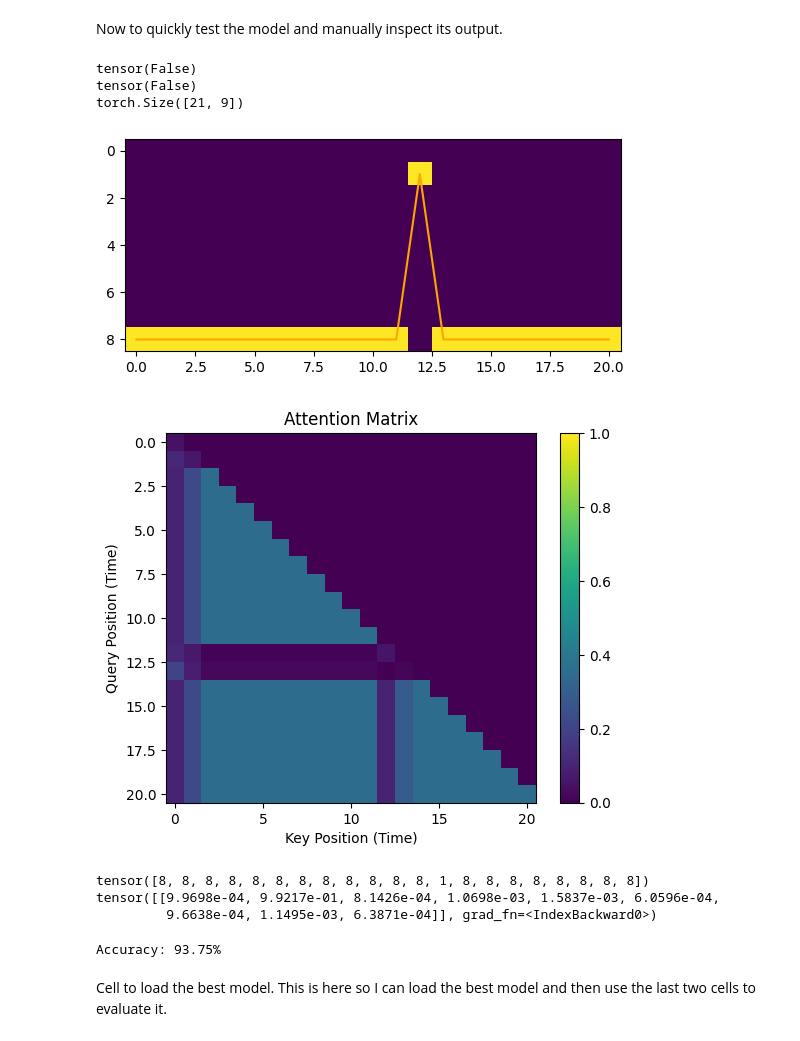
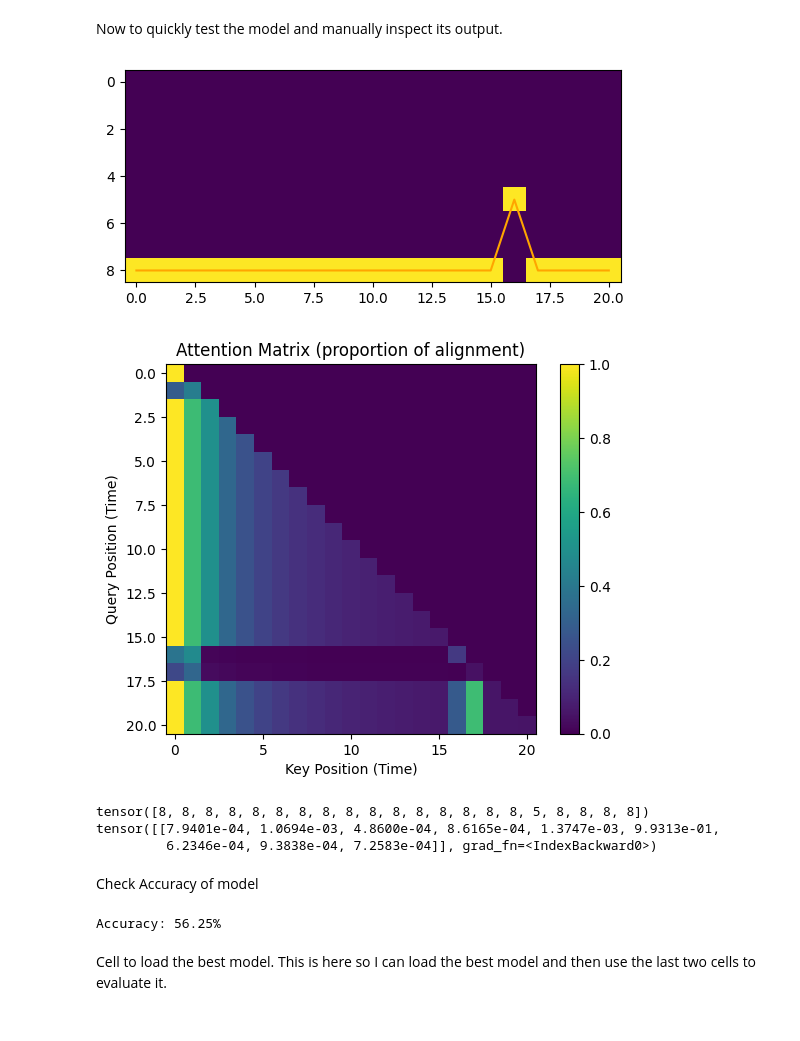
Before and after one commit to IanPTan/MoPeA, a Jupyter notebook: src/odr_test.ipynb, the cells around one changed output. Cells and saved outputs as stored; diff of their text form; code cells hidden in the pictures.

```diff
--- a/src/odr_test.ipynb
+++ b/src/odr_test.ipynb
@@ -169,7 +169,7 @@ Now to quickly test the model and manually inspect its output.
 EXAMPLE_INDEX = -1
 # %%
 EXAMPLE_INDEX += 1
-#EXAMPLE_INDEX = 0
+#EXAMPLE_INDEX = 38
 
 x, labels = dataset[EXAMPLE_INDEX]
 x = x.unsqueeze(0)
@@ -181,47 +181,44 @@ y, _, _, _, _, q, k, v = model(x)
 q_sample = q[0].detach()[0]
 k_sample = k[0].detach()[0]
 q_mag = pt.norm(q_sample, dim=-1, keepdim=True)
 k_mag = pt.norm(k_sample, dim=-1, keepdim=True)
 q_normalized = q_sample / (q_mag + 1e-8)
 k_normalized = k_sample / (k_mag + 1e-8)
-print((q_normalized.norm(dim=-1, keepdim=True) == 1).all())
-print((k_normalized.norm(dim=-1, keepdim=True) == 1).all())
 d_k = q_sample.shape[-1]
 
-print(x[0].shape)
 #scores = pt.matmul(q_sample, k_sample..T) / (d_k ** 0.5)
-scores = pt.matmul(q_normalized, k_normalized.T)
+scores = pt.matmul(q_normalized, k_normalized.T).abs()
 mask = pt.tril(pt.ones_like(scores))
 #scores = scores.masked_fill(mask == 0, float('-inf'))
 scores = scores.masked_fill(mask == 0, 0)
 #att_matrix = pt.softmax(scores, dim=-1)
-att_matrix = scores.abs()
+att_matrix = scores / scores.sum(dim=-1)
+#att_matrix = scores
 
 #plt.imshow(x[0].T)
 #plt.show()
 
 plt.imshow(y[0].detach().T)
 plt.plot(labels[0], color="orange")
 plt.show()
 
 plt.imshow(att_matrix, vmin=0, vmax=1)
 plt.colorbar()
-plt.title("Attention Matrix")
+plt.title("Attention Matrix (proportion of alignment)")
 plt.xlabel("Key Position (Time)")
 plt.ylabel("Query Position (Time)")
 plt.show()
 
 print(labels[0])
 print(y[0][labels[0]!=labels.max()])
 # %% [output]
-tensor(False)
-tensor(False)
-torch.Size([21, 9])
-[figure, old version]
+[figure, new version]
-[figure, old version]
+[figure, new version]
-tensor([8, 8, 8, 8, 8, 8, 8, 8, 8, 8, 8, 8, 1, 8, 8, 8, 8, 8, 8, 8, 8])
-tensor([[9.9698e-04, 9.9217e-01, 8.1426e-04, 1.0698e-03, 1.5837e-03, 6.0596e-04,
-         9.6638e-04, 1.1495e-03, 6.3871e-04]], grad_fn=<IndexBackward0>)
+tensor([8, 8, 8, 8, 8, 8, 8, 8, 8, 8, 8, 8, 8, 8, 8, 8, 5, 8, 8, 8, 8])
+tensor([[7.9401e-04, 1.0694e-03, 4.8600e-04, 8.6165e-04, 1.3747e-03, 9.9313e-01,
+         6.2346e-04, 9.3838e-04, 7.2583e-04]], grad_fn=<IndexBackward0>)
+# %% [markdown]
+Check Accuracy of model
 # %%
 num_correct = 0
 for sample_id in range(len(dataset)):
@@ -236,7 +233,7 @@ for sample_id in range(len(dataset)):
     num_correct += int(y[0].detach()[mask].argmax() == labels[0][mask])
 print(f"Accuracy: {num_correct / len(dataset) * 100:.2f}%")
 # %% [output]
-Accuracy: 93.75%
+Accuracy: 56.25%
 # %% [markdown]
 Cell to load the best model. This is here so I can load the best model and then use the last two cells to evaluate it.
 # %%
```
Also changed, not shown: parts of 1 cell of this notebook, 3 other files.
